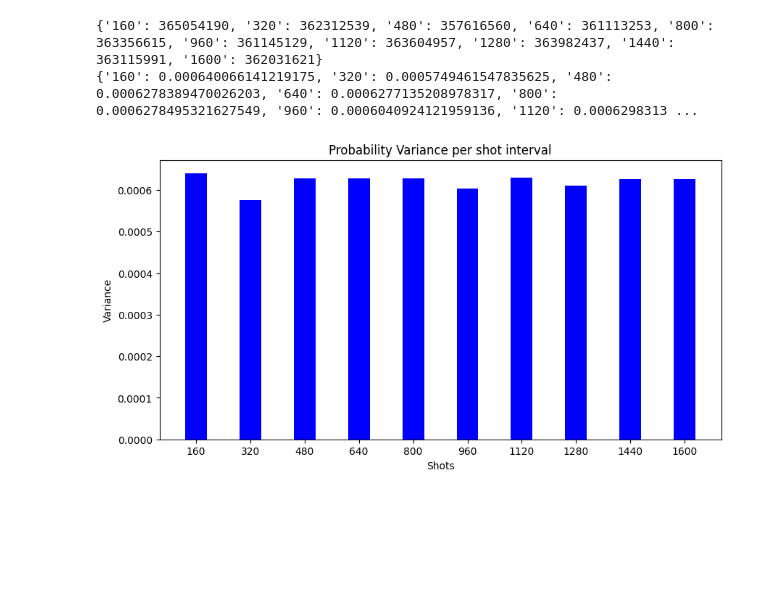
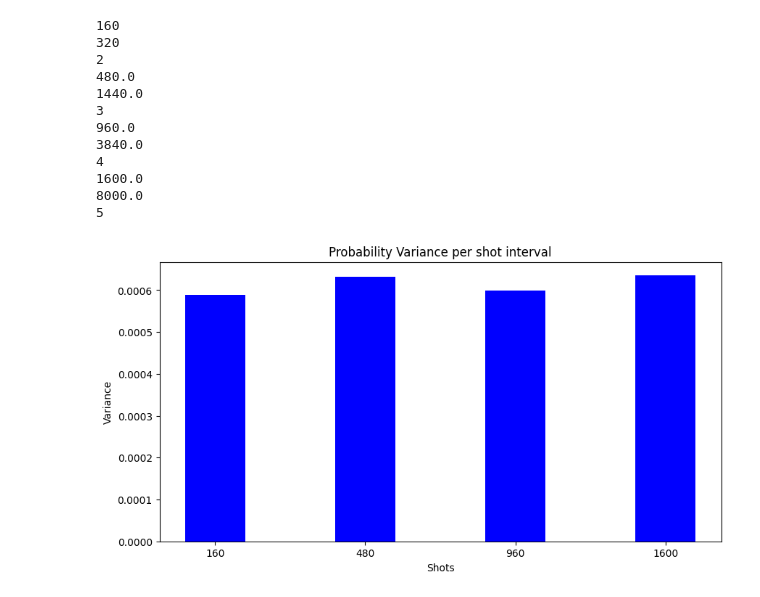
Before and after one commit to adesai-24/Rice-University-Research, a Jupyter notebook: Step 3/GRAPHINE/DNN 16/dnn.ipynb, the cells around one changed output. Drawn from its saved outputs; the diff is of its cells as text; code cells hidden in the pictures; blank space fills up the shorter version.

Commit message:
finally figured it out lets go

```diff
--- a/Step 3/GRAPHINE/DNN 16/dnn.ipynb
+++ b/Step 3/GRAPHINE/DNN 16/dnn.ipynb
@@ -1,5 +1,6 @@
 # %%
-# 3/19/24 Deep Neural Network 16 qubit circuit
+# 3/29/24 Deep Neural Network 16 qubit circuit
+# This is utilzing Step 3, which means assessing it in a linear fashion during every ith increment
 # calling qiskit packages, make sure to use qiskit v0.46.0 as that is the only version that supports execute_function
 from qiskit import QuantumCircuit, Aer, execute
 import json
@@ -9,10 +10,12 @@ import matplotlib.pyplot as plt
 # defining all the variables here
 Q = 16 # number of qubits
 f = 0.1 # defining predetermined frequency value
+z = 0.1
 R = 100 # Predetermined optimal atom replenishing value given by my mentor
+nc = 1
 S = Q * R # finding number of shots a circuit needs to run in total while assuming a linear relationship between qubits and shots
-x = f * S # calculating increment proportional to total number of shots (S)
-nc = x # setting unchanging value for the loop
+i = 1 # setting an ith increment which will help in determining the shot increments
+x = int(i * f * S) # calculating increment proportional to total number of shots (S)
 time = 30 # setting the normalization value
 filename = "dnn" # setting universal filename to avoid having to set differently
 foldername = "DNN 16" # setting universal folder name to avoid having to change it anywhere else
@@ -31,7 +34,7 @@ backend = Aer.get_backend("statevector_simulator")
 # added variance function instead of having to run it seperately
 def variance(shots, b_name, fo_name, f_name):
     # load the output distribution from the json file
-    file_path = '/home/aadi/Documents/Neutral-Atom-Technology/Step 2/' + str(b_name) + '/' + str(fo_name) + '/' + str(f_name) + '_counts_' + str(shots) + '_shots.json'
+    file_path = '/home/aadi/Documents/Neutral-Atom-Technology/Step 3/' + str(b_name) + '/' + str(fo_name) + '/' + str(f_name) + '_counts_' + str(shots) + '_shots.json'
     with open(file_path, 'r') as file:
         output_distribution = json.load(file)
 
@@ -59,7 +62,8 @@ def variance(shots, b_name, fo_name, f_name):
 
 # simple while loop to calculate
 while x <= S:
-
+    nc = x
+    i += 1
     bs_var = 0 # variance using basis states converted into integers
     p_var = 0 # variance using probability
     avg_bs_var = 0 # variable to calculate average variance of basis state
@@ -88,34 +92,45 @@ while x <= S:
         temp_bs_var, temp_p_var = variance(int(x), benchmark, foldername, filename)
         bs_var += temp_bs_var
         p_var += temp_p_var
         avg_bs_var = int(bs_var / t)
         avg_p_var = p_var / t
 
     bs_var_dict[str(int(x))] = avg_bs_var
     p_var_dict[str(int(x))] = avg_p_var
 
     # print("\nThe average variance using probability is: " + str(avg_p_var))
     # print("The average variance using basis state converted to integers is: " + str(avg_bs_var))
 
     # moving up an increment
-    x += nc
+    x = nc + i*z*S
+
 # splitting by counts and variance
 shots = list(p_var_dict.keys())
 variance = list(p_var_dict.values())
 
 # setting the plot size
 fig = plt.figure(figsize = (10, 5))
 
 # creating the bar plot
 plt.bar(shots, variance, color ='blue',
         width = 0.4)
 
 # labeling the plot appropriately
 plt.xlabel("Shots")
 plt.ylabel("Variance")
 plt.title("Probability Variance per shot interval")
 plt.show()
 # %% [output]
-{'160': 365054190, '320': 362312539, '480': 357616560, '640': 361113253, '800': 363356615, '960': 361145129, '1120': 363604957, '1280': 363982437, '1440': 363115991, '1600': 362031621}
-{'160': 0.000640066141219175, '320': 0.0005749461547835625, '480': 0.0006278389470026203, '640': 0.0006277135208978317, '800': 0.0006278495321627549, '960': 0.0006040924121959136, '1120': 0.0006298313 ...
+160
+320
+2
+480.0
+1440.0
+3
+960.0
+3840.0
+4
+1600.0
+8000.0
+5
-[figure, old version]
+[figure, new version]
```
Also changed, not shown: 4 other files.
